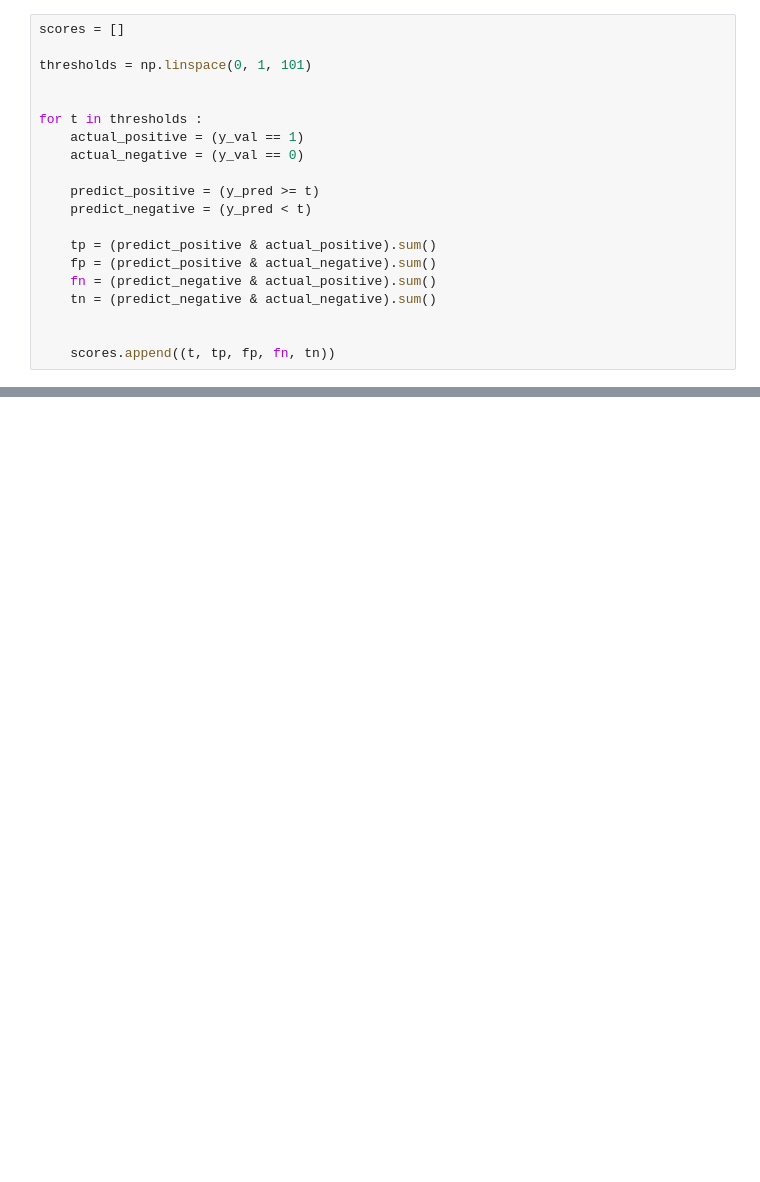
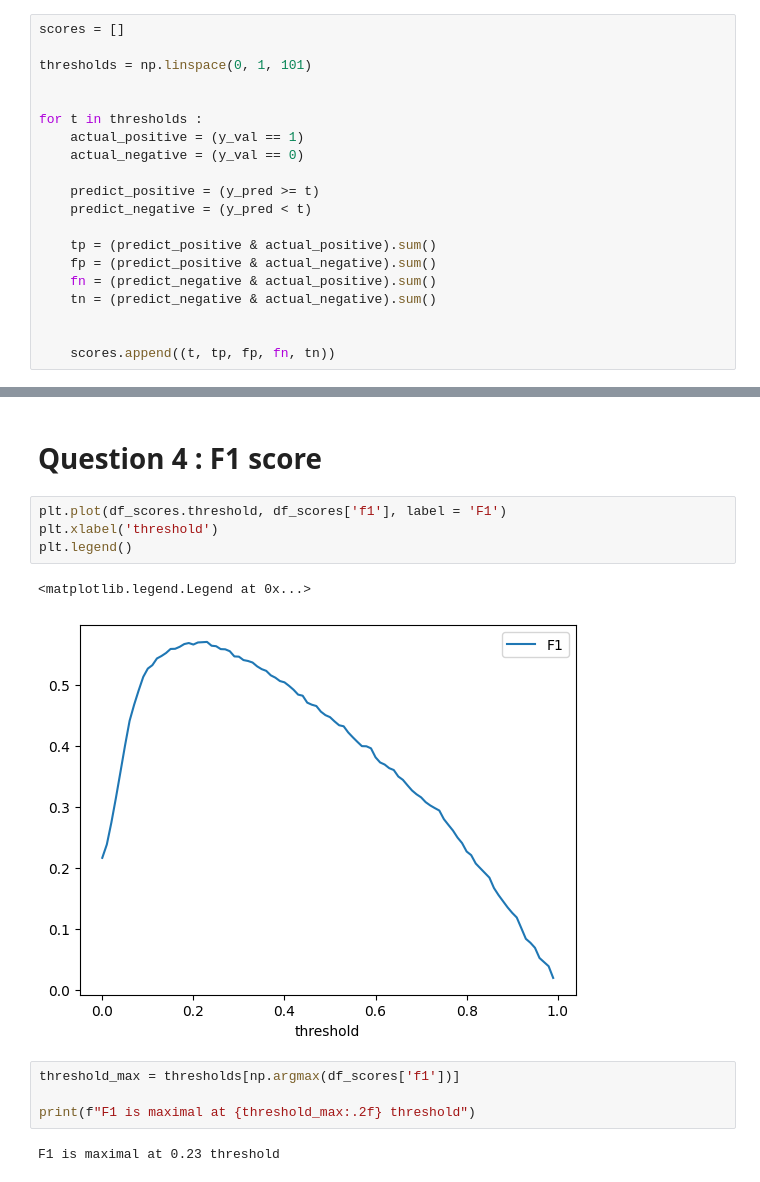
Before and after one commit to lucas-guillet/machine-learning-zoomcamp-homework, a Jupyter notebook: 04-evaluation/homework_4.ipynb, the cells around one changed output, grey strips where cells are left out. Drawn from its saved outputs; the diff is of its cells as text; blank space fills up the shorter version.

```diff
--- a/04-evaluation/homework_4.ipynb
+++ b/04-evaluation/homework_4.ipynb
@@ -250,0 +237,15 @@ df_scores[df_scores.tpr == df_scores.tpr]
+# %% [markdown]
+# Question 4 : F1 score
+# %%
+plt.plot(df_scores.threshold, df_scores['f1'], label = 'F1')
+plt.xlabel('threshold')
+plt.legend()
+# %% [output]
+<matplotlib.legend.Legend at 0x...>
+[figure, added]
+# %%
+threshold_max = thresholds[np.argmax(df_scores['f1'])]
+
+print(f"F1 is maximal at {threshold_max:.2f} threshold")
+# %% [output]
+F1 is maximal at 0.23 threshold
```
Also changed, not shown: parts of 5 cells of this notebook.
